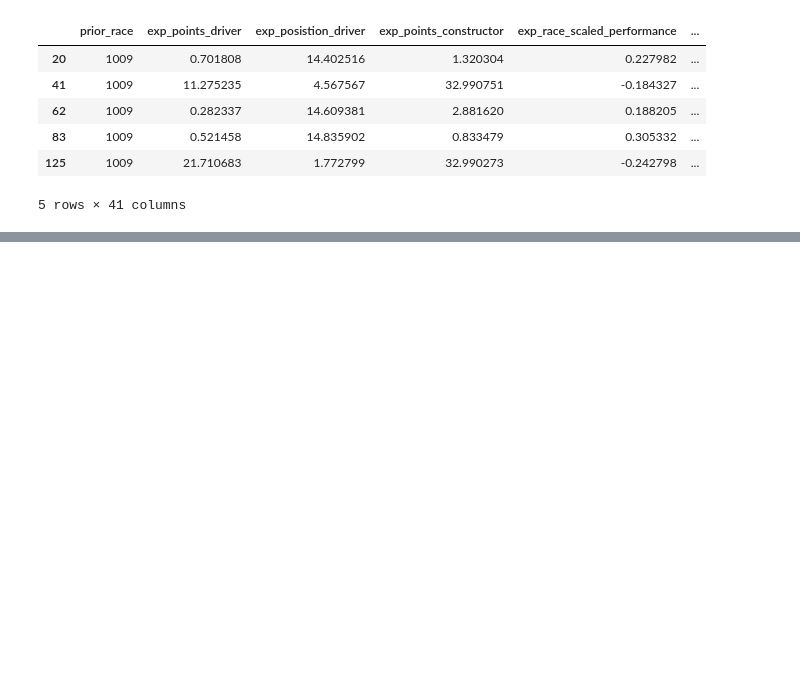
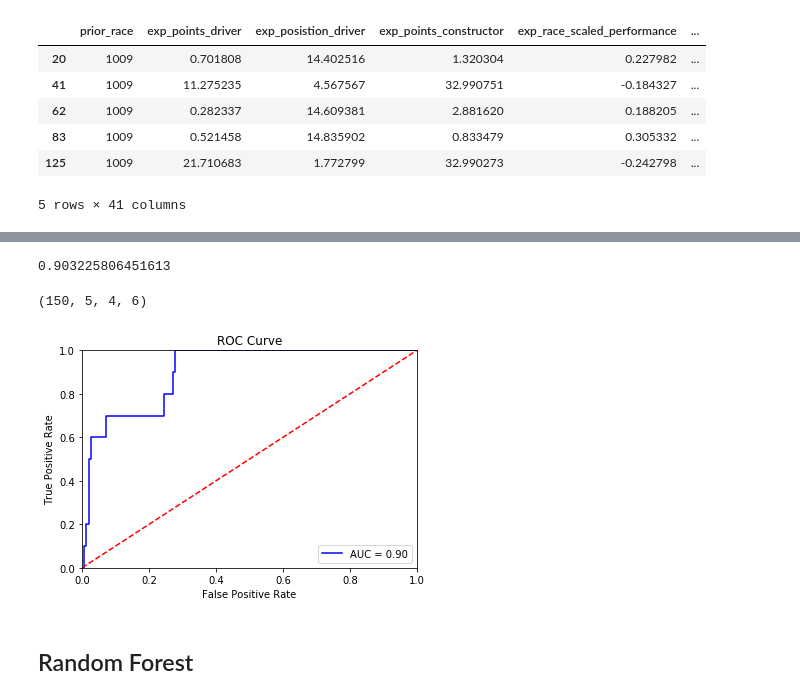
Before and after one commit to drewilliams22/f1, a Jupyter notebook: python_bash_trials/csv_dump/f1_2018.ipynb, the cells around one changed output, grey strips where cells are left out. Saved outputs shown, nothing was run; the diff lists cells and outputs as text; code cells hidden in the pictures; blank space fills up the shorter version.

```diff
--- a/python_bash_trials/csv_dump/f1_2018.ipynb
+++ b/python_bash_trials/csv_dump/f1_2018.ipynb
@@ -472,3 +521,18 @@ results[9].head()
 | 83 | 1009 | 0.521458 | 14.835902 | 0.833479 | 0.305332 | ... |
 | 125 | 1009 | 21.710683 | 1.772799 | 32.990273 | -0.242798 | ... |
 5 rows × 41 columns
+# %%
+## Confusion Matrices
+predicted = []
+actual = []
+
+for i in range(0, len(test_sets)):
+    predicted.append(results_nb[i]['nb_preds'].astype(int).tolist())
+    actual.append(results_nb[i]['pred_win'].tolist())
+
+predicted = [item for sublist in predicted for item in sublist]
+actual = [item for sublist in actual for item in sublist]
+
+for_cm = pd.DataFrame({'predicted': predicted, 'actual': actual})
+
+for_cm.head()
@@ -474,0 +578,17 @@ results[9].head()
+# %%
+predicted = []
+actual = []
+
+for i in range(0, len(test_sets)):
+    predicted.append(results_log[i]['log_preds'].tolist())
+    actual.append(results_log[i]['pred_win'].tolist())
+
+predicted = [item for sublist in predicted for item in sublist]
+actual = [item for sublist in actual for item in sublist]
+
+for_cm = pd.DataFrame({'predicted': predicted, 'actual': actual})
+
+for_cm['after_cutoff'] = for_cm['predicted'] >= .3
+for_cm['after_cutoff'] = for_cm['after_cutoff'].astype(int)
+
+for_cm.head()
@@ -474,0 +602,26 @@ results[9].head()
+# %%
+roc_auc_score(actual, predicted)
+# %% [output]
+0.903225806451613
+# %%
+tn, fp, fn, tp = confusion_matrix(actual, for_cm['after_cutoff']).ravel()
+(tn, fp, fn, tp)
+# %% [output]
+(150, 5, 4, 6)
+# %%
+fpr, tpr, threshold = roc_curve(actual, predicted)
+roc_auc = auc(fpr, tpr)
+
+plt.title('ROC Curve')
+plt.plot(fpr, tpr, 'b', label = 'AUC = %0.2f' % roc_auc)
+plt.legend(loc = 'lower right')
+plt.plot([0, 1], [0, 1],'r--')
+plt.xlim([0, 1])
+plt.ylim([0, 1])
+plt.ylabel('True Positive Rate')
+plt.xlabel('False Positive Rate')
+plt.show()
+# %% [output]
+[figure, added]
+# %% [markdown]
+## Random Forest
```
Also changed, not shown: parts of 17 cells of this notebook, 1 other file.
